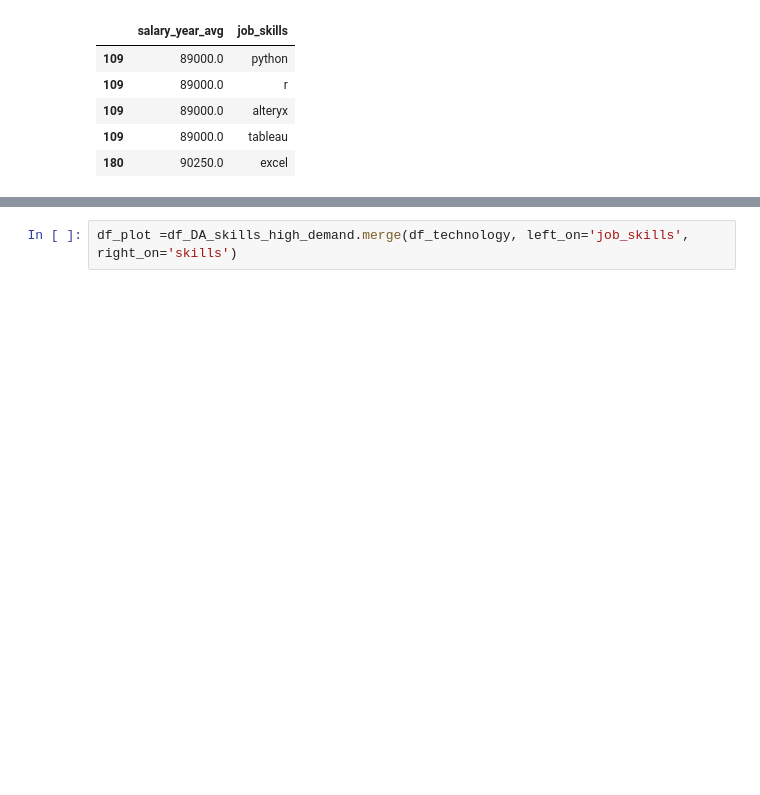
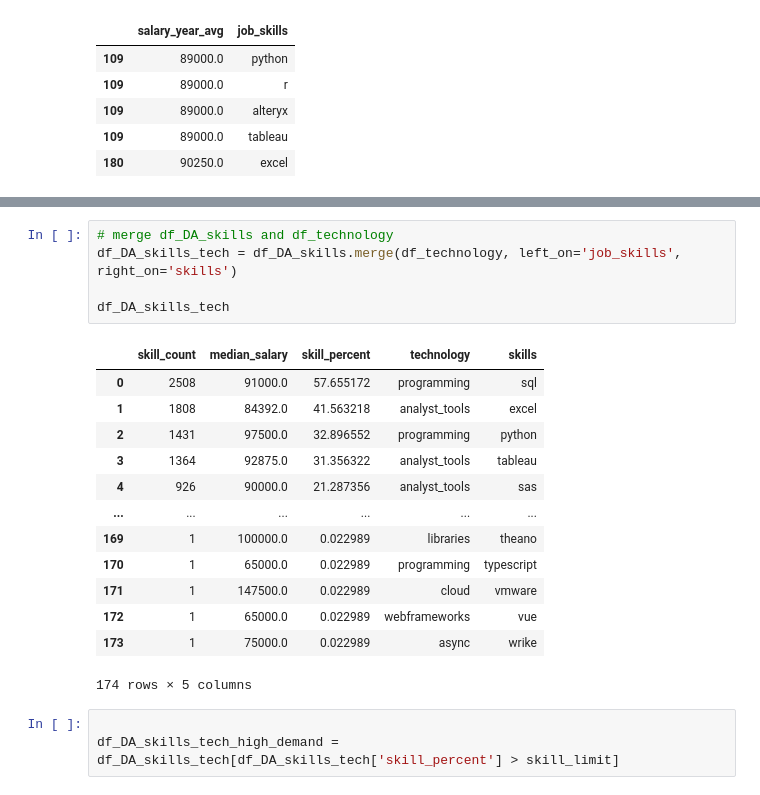
Before and after one commit to Razmig0/Python_Data_Project, a Jupyter notebook: 5_Optimal_skills.ipynb, the cells around one changed output, grey strips where cells are left out. Saved outputs shown, nothing was run; the diff lists cells and outputs as text; blank space fills up the shorter version.

```diff
--- a/5_Optimal_skills.ipynb
+++ b/5_Optimal_skills.ipynb
@@ -128,5 +154,25 @@ df_technology
 256 rows × 2 columns
 # %%
-df_plot =df_DA_skills_high_demand.merge(df_technology, left_on='job_skills', right_on='skills')
+# merge df_DA_skills and df_technology
+df_DA_skills_tech = df_DA_skills.merge(df_technology, left_on='job_skills', right_on='skills')
+
+df_DA_skills_tech
+# %% [output]
+|  | skill_count | median_salary | skill_percent | technology | skills |
+| 0 | 2508 | 91000.0 | 57.655172 | programming | sql |
+| 1 | 1808 | 84392.0 | 41.563218 | analyst_tools | excel |
+| 2 | 1431 | 97500.0 | 32.896552 | programming | python |
+| 3 | 1364 | 92875.0 | 31.356322 | analyst_tools | tableau |
+| 4 | 926 | 90000.0 | 21.287356 | analyst_tools | sas |
+| ... | ... | ... | ... | ... | ... |
+| 169 | 1 | 100000.0 | 0.022989 | libraries | theano |
+| 170 | 1 | 65000.0 | 0.022989 | programming | typescript |
+| 171 | 1 | 147500.0 | 0.022989 | cloud | vmware |
+| 172 | 1 | 65000.0 | 0.022989 | webframeworks | vue |
+| 173 | 1 | 75000.0 | 0.022989 | async | wrike |
+174 rows × 5 columns
+# %%
+
+df_DA_skills_tech_high_demand = df_DA_skills_tech[df_DA_skills_tech['skill_percent'] > skill_limit]
 # %%
 sns.scatterplot(
```
Also changed, not shown: parts of 5 cells of this notebook, 7 other files.
